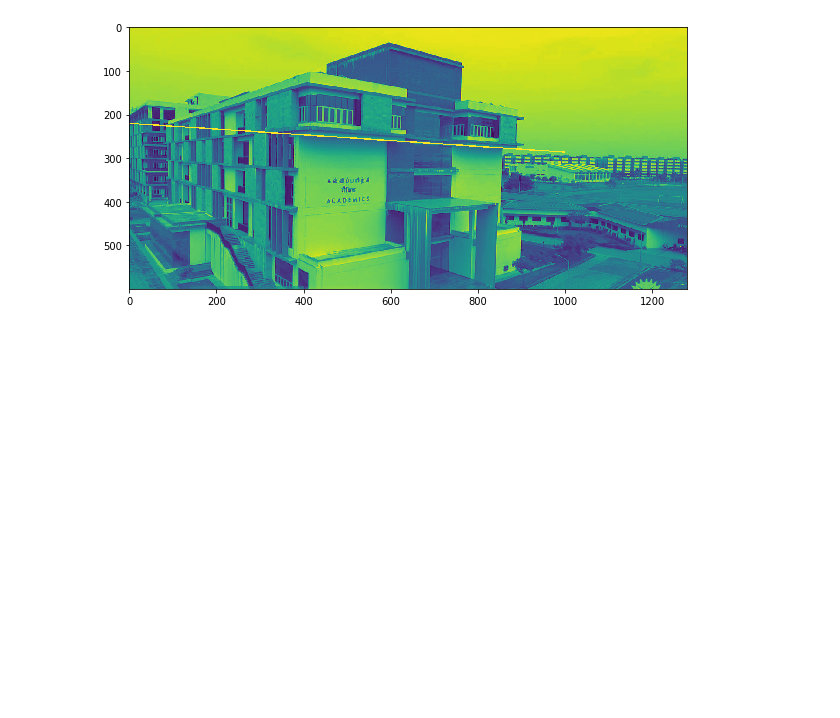
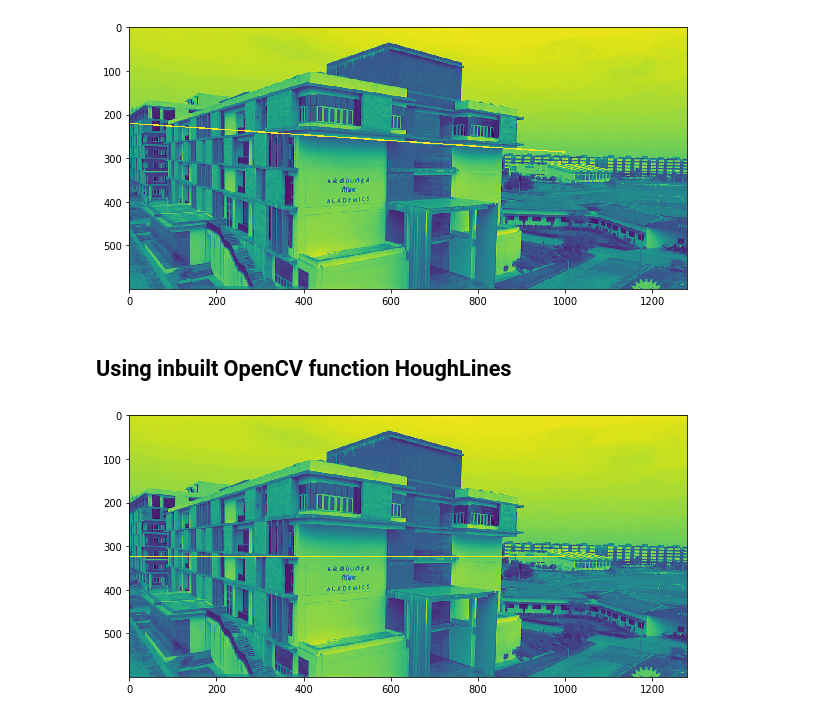
Before and after one commit to siddarth-c/MachineLearning, a Jupyter notebook: ComputerVision-CS6476/Hough Transform to identify Line.ipynb, the cells around one changed output. Saved outputs shown, nothing was run; the diff lists cells and outputs as text; code cells hidden in the pictures; blank space fills up the shorter version.

```diff
--- a/ComputerVision-CS6476/Hough Transform to identify Line.ipynb
+++ b/ComputerVision-CS6476/Hough Transform to identify Line.ipynb
@@ -91,3 +91,29 @@ plt.imshow(img_final)
 plt.show()
 # %% [output]
 [figure]
+# %% [markdown]
+## Using inbuilt OpenCV function HoughLines
+# %%
+img_final2 = img_crop.copy()
+
+edges = cv.Canny(img_crop,50,150,apertureSize = 3)
+
+lines = cv.HoughLines(edges,1,np.pi/180,200)
+
+for rho,theta in lines[0]:
+    a = np.cos(theta)
+    b = np.sin(theta)
+    x0 = a*rho
+    y0 = b*rho
+    x1 = int(x0 + 1000*(-b))
+    y1 = int(y0 + 1000*(a))
+    x2 = int(x0 - 1000*(-b))
+    y2 = int(y0 - 1000*(a))
+
+    cv.line(img_final2,(x1,y1),(x2,y2),(255,255,255),2)
+
+fig(figsize=(10, 10))
+plt.imshow(img_final2)
+plt.show()
+# %% [output]
+[figure, added]
```
Also changed, not shown: parts of 1 cell of this notebook.
